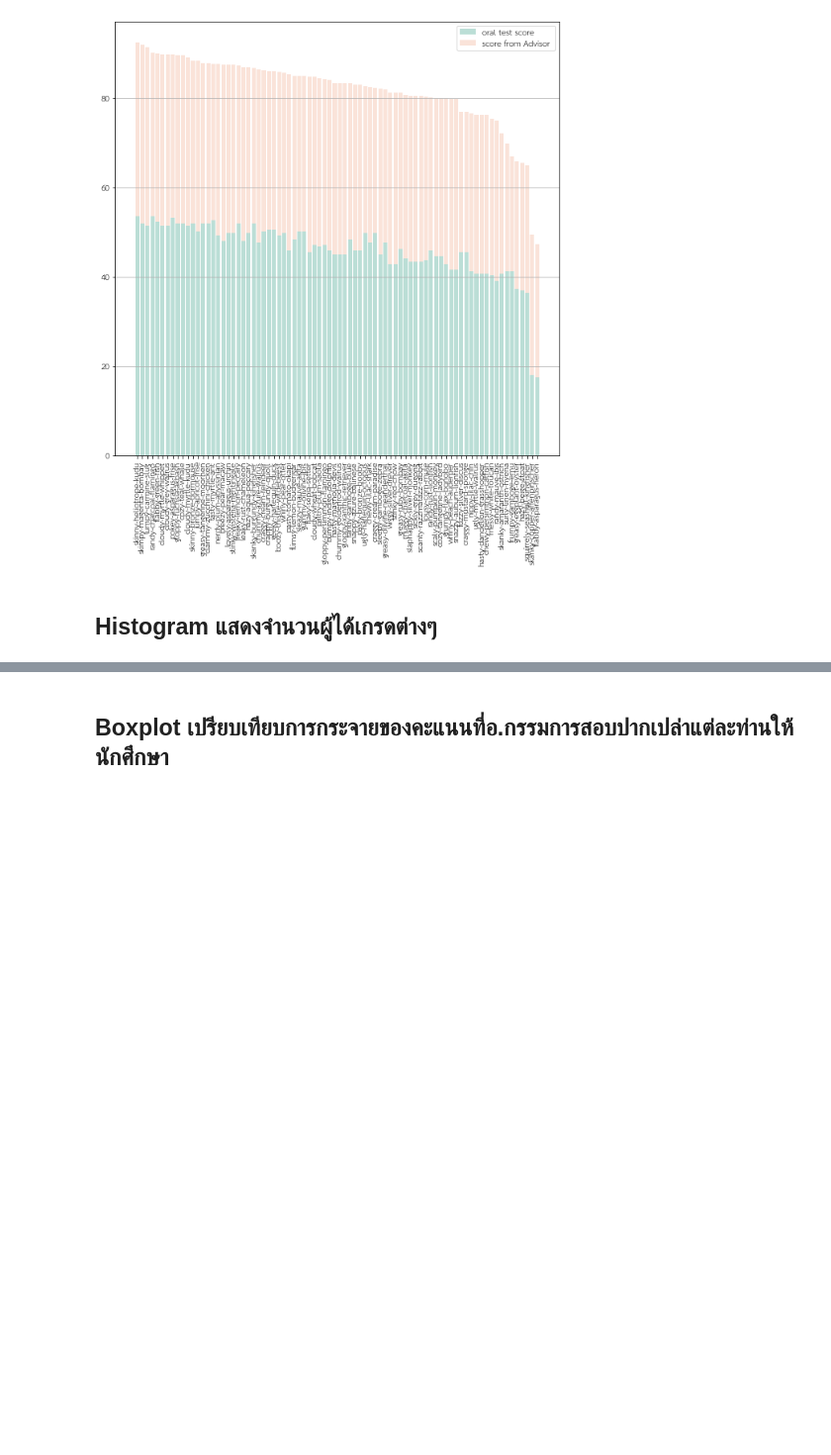
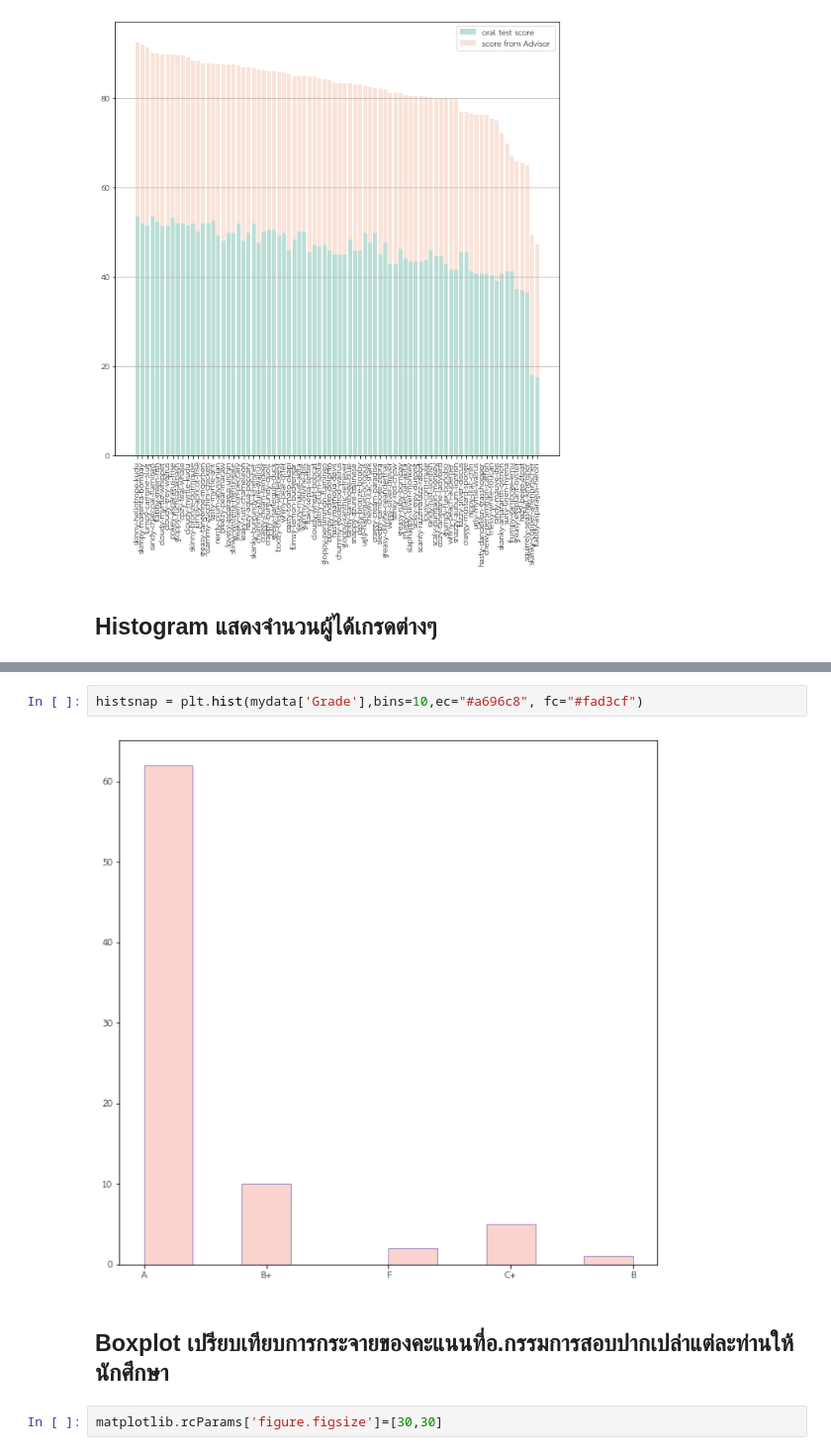
Before and after one commit to nannthd/BasicProg_DataViz65, a Jupyter notebook: DataViz65_Final.ipynb, the cells around one changed output, grey strips where cells are left out. Shown at 99% size. Drawn from its saved outputs; the diff is of its cells as text; blank space fills up the shorter version.

```diff
--- a/DataViz65_Final.ipynb
+++ b/DataViz65_Final.ipynb
@@ -1103,2 +1056,8 @@ plt.legend();
+# %%
+histsnap = plt.hist(mydata['Grade'],bins=10,ec="#a696c8", fc="#fad3cf")
+# %% [output]
+[figure, added]
 # %% [markdown]
 ## Boxplot เปรียบเทียบการกระจายของคะแนนที่อ.กรรมการสอบปากเปล่าแต่ละท่านให้นักศึกษา
+# %%
+matplotlib.rcParams['figure.figsize']=[30,30]
```
Also changed, not shown: parts of 25 cells of this notebook.
